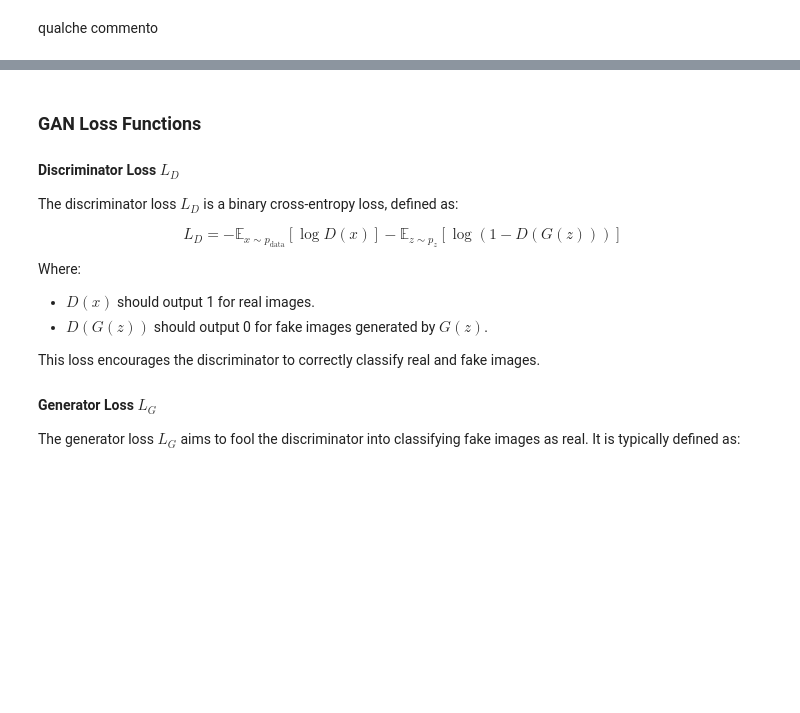
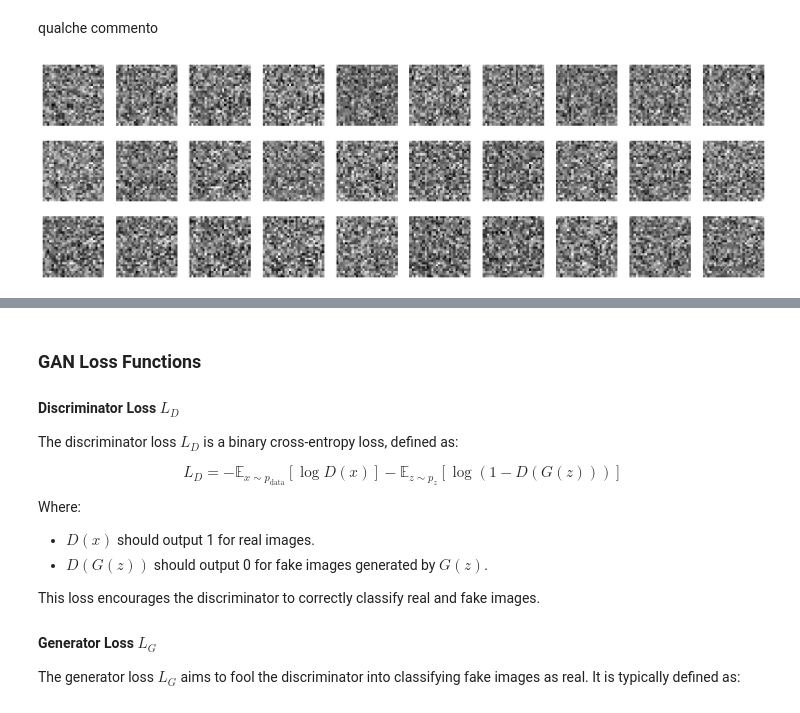
Before and after one commit to Lv1g1/GAN-NAML-Project, a Jupyter notebook: GAN.ipynb, the cells around one changed output, grey strips where cells are left out. Saved outputs shown, nothing was run; the diff lists cells and outputs as text; code cells hidden in the pictures; blank space fills up the shorter version.

```diff
--- a/GAN.ipynb
+++ b/GAN.ipynb
@@ -147,3 +158,38 @@ disc_opt_state = disc_optimizer.init(disc_params)
+# %%
+# Initialize the Generator and Discriminator
+latent_dim = 128
+num_classes = 10  # For MNIST, there are 10 classes (digits 0-9)
+image_size = 28 * 28  # MNIST image size
+embedding_dim = 10
+gen_learning_rate = 1e-4
+disc_learning_rate = 2e-5
+
+# Create Generator and Discriminator instances
+gen = Generator(num_classes=num_classes, latent_dim=latent_dim)
+disc = Discriminator(num_classes=num_classes, embedding_dim=embedding_dim)
+
+# Initialize PRNG keys
+key = jax.random.PRNGKey(0)
+gen_key, disc_key = jax.random.split(key)
+
+# Initialize the generator and discriminator parameters
+gen_params = gen.init(gen_key, jnp.ones((1, latent_dim)), jnp.array([0]))
+disc_params = disc.init(disc_key, jnp.ones((1, 28, 28, 1)), jnp.array([1]))
+
+# Create optimizers
+# lr_schedule = optax.exponential_decay(init_value=1e-4, decay_rate=0.9, decay_steps=5000)
+# optimizer = optax.adam(learning_rate=lr_schedule)
+
+gen_optimizer = optax.adam(gen_learning_rate)
+disc_optimizer = optax.adam(disc_learning_rate)
+
+# Initialize optimizer states
+gen_opt_state = gen_optimizer.init(gen_params)
+disc_opt_state = disc_optimizer.init(disc_params)
+# %%
+show_digits(gen.apply(gen_params, jax.random.normal(gen_key, (30, latent_dim)), jnp.arange(30)%10), n=30)
+# %% [output]
+[figure, added]
 # %%
 # Print generator parameters
 print("Generator parameters:")
```
Also changed, not shown: parts of 25 cells of this notebook, 4 other files.
